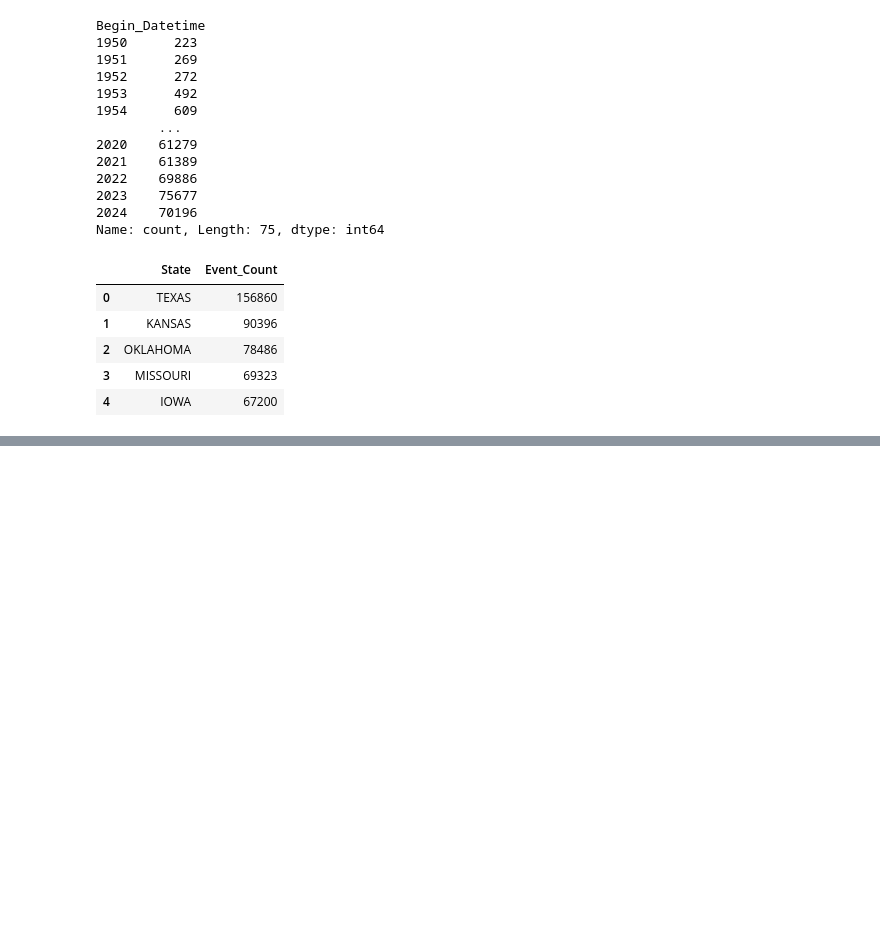
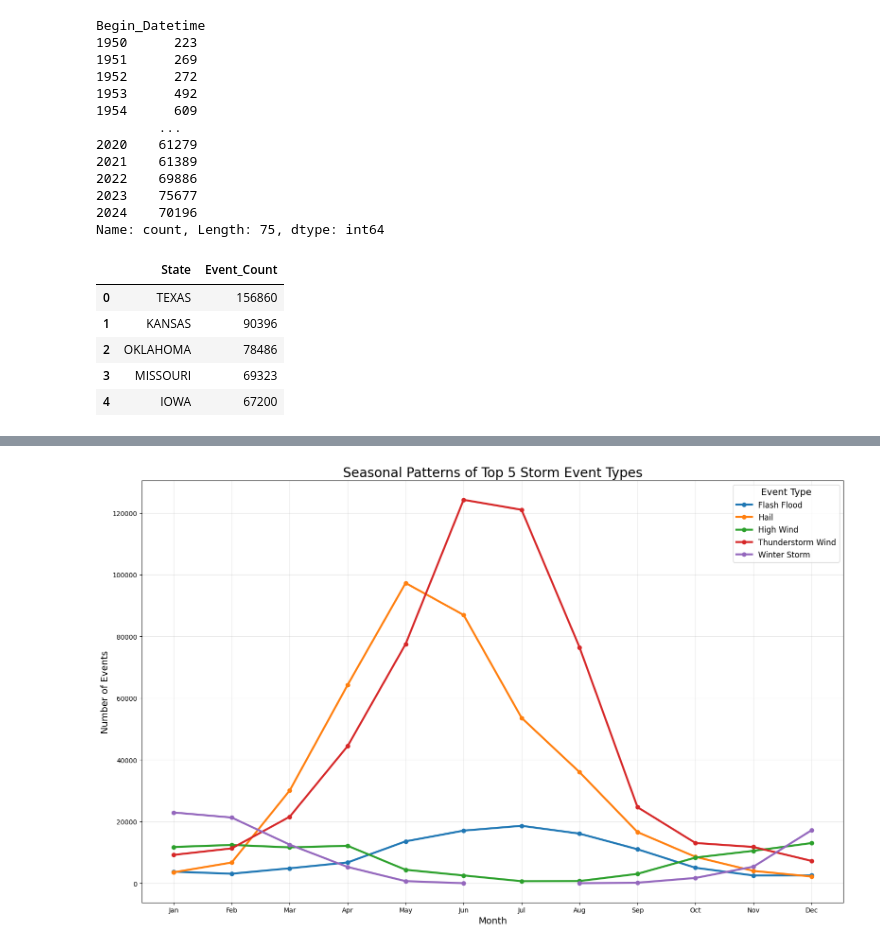
Before and after one commit to com-480-data-visualization/com-480-project-ca_roille_aux_states, a Jupyter notebook: EDA_Luc.ipynb, the cells around one changed output, grey strips where cells are left out. Cells and saved outputs as stored; diff of their text form; code cells hidden in the pictures; blank space fills up the shorter version.

```diff
--- a/EDA_Luc.ipynb
+++ b/EDA_Luc.ipynb
@@ -402,0 +349,24 @@ dfs[50].head(5)
+# %%
+# Select top 5 event types for clearer visualization
+top5_events = event_type_counts.head(5).index.tolist()
+monthly_event_data = df_details[df_details['Event_Type'].isin(top5_events)]
+
+# Count events by month and type
+monthly_counts = monthly_event_data.groupby([monthly_event_data['Begin_Datetime'].dt.month, 'Event_Type']).size().unstack()
+months = ['Jan', 'Feb', 'Mar', 'Apr', 'May', 'Jun', 'Jul', 'Aug', 'Sep', 'Oct', 'Nov', 'Dec']
+
+# Plot
+plt.figure(figsize=(16, 10))
+for event_type in monthly_counts.columns:
+    plt.plot(range(1, 13), monthly_counts[event_type], marker='o', linewidth=3, label=event_type)
+
+plt.title('Seasonal Patterns of Top 5 Storm Event Types', fontsize=20)
+plt.xlabel('Month', fontsize=14)
+plt.ylabel('Number of Events', fontsize=14)
+plt.xticks(range(1, 13), months)
+plt.grid(True, alpha=0.3)
+plt.legend(title='Event Type', fontsize=12, title_fontsize=14)
+plt.tight_layout()
+plt.show()
+# %% [output]
+[figure, added]
```
Also changed, not shown: parts of 13 cells of this notebook.
